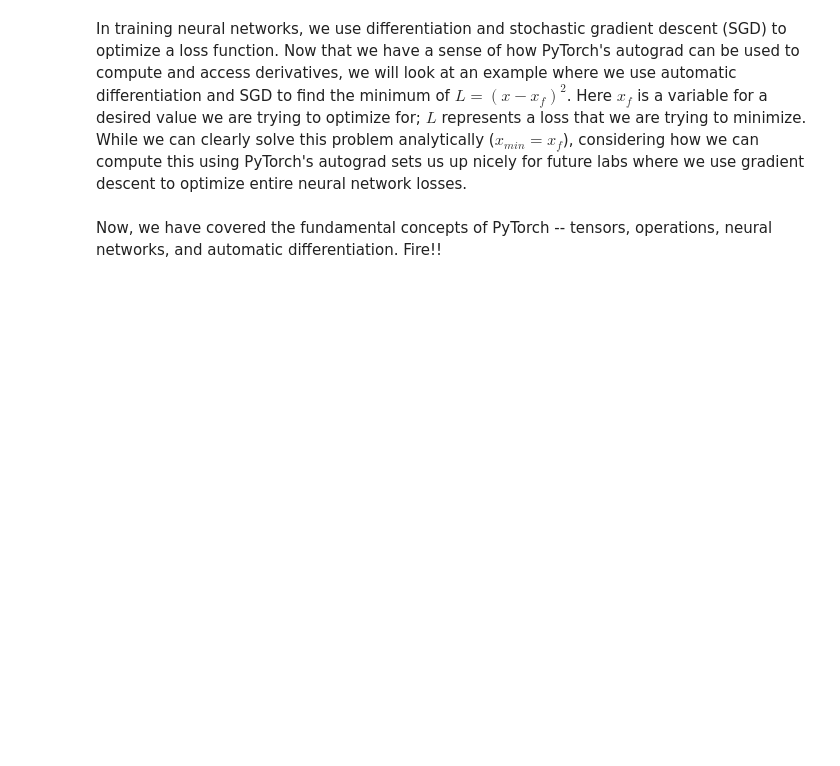
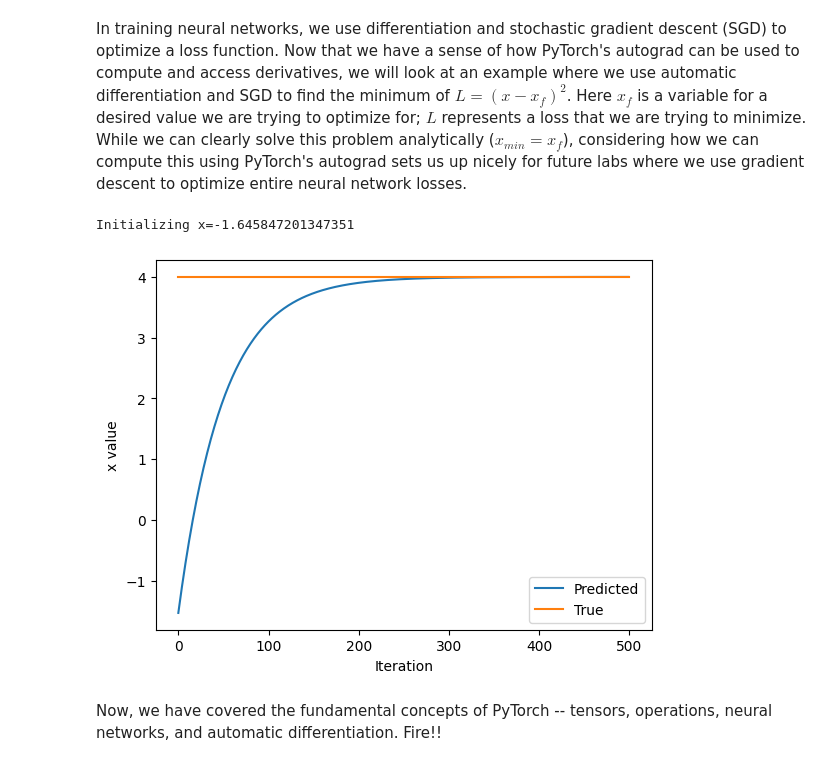
Before and after one commit to midlajmarutha/introtodeeplearning-labs, a Jupyter notebook: lab1/PT_Part1_Intro.ipynb, the cells around one changed output. Saved outputs shown, nothing was run; the diff lists cells and outputs as text; code cells hidden in the pictures; blank space fills up the shorter version.

```diff
--- a/lab1/PT_Part1_Intro.ipynb
+++ b/lab1/PT_Part1_Intro.ipynb
@@ -315,33 +339,36 @@ In training neural networks, we use differentiation and stochastic gradient desc
 x = torch.randn(1)
 print(f"Initializing x={x.item()}")
 
 learning_rate = 1e-2  # Learning rate
 history = []
 x_f = 4  # Target value
 
 
 # We will run gradient descent for a number of iterations. At each iteration, we compute the loss,
 #   compute the derivative of the loss with respect to x, and perform the update.
 for i in range(500):
     x = torch.tensor([x], requires_grad=True)
 
     # TODO: Compute the loss as the square of the difference between x and x_f
-    loss = # TODO
+    loss = torch.square(torch.subtract(x,x_f))
 
     # Backpropagate through the loss to compute gradients
     loss.backward()
 
     # Update x with gradient descent
     x = x.item() - learning_rate * x.grad
 
     history.append(x.item())
 
 # Plot the evolution of x as we optimize toward x_f!
 plt.plot(history)
 plt.plot([0, 500], [x_f, x_f])
 plt.legend(('Predicted', 'True'))
 plt.xlabel('Iteration')
 plt.ylabel('x value')
 plt.show()
+# %% [output]
+Initializing x=-1.645847201347351
+[figure, added]
 # %% [markdown]
 Now, we have covered the fundamental concepts of PyTorch -- tensors, operations, neural networks, and automatic differentiation. Fire!!
```
Also changed, not shown: parts of 11 cells of this notebook.
